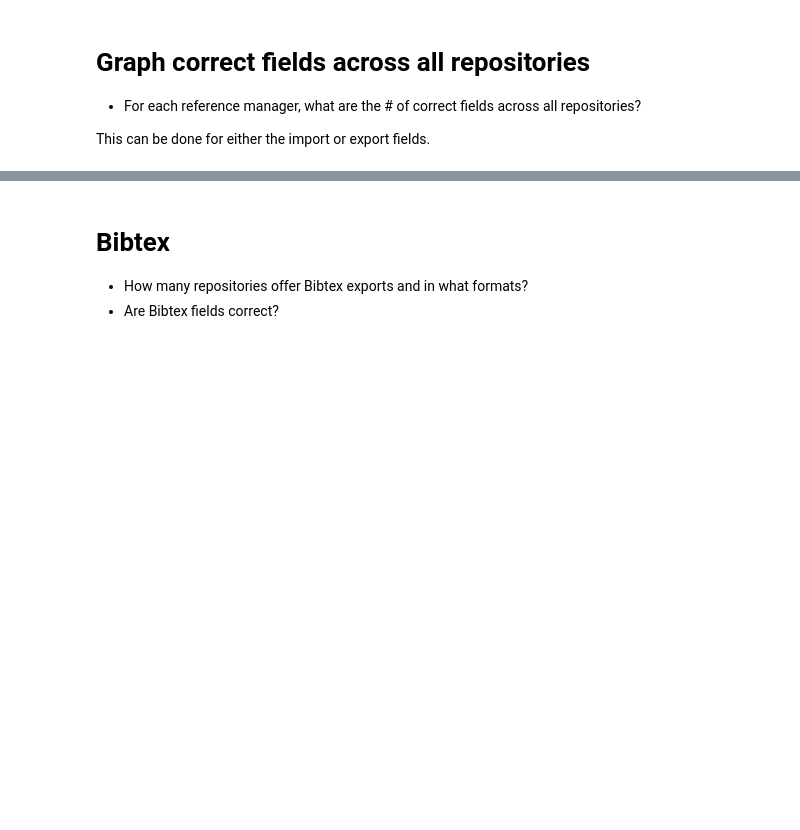
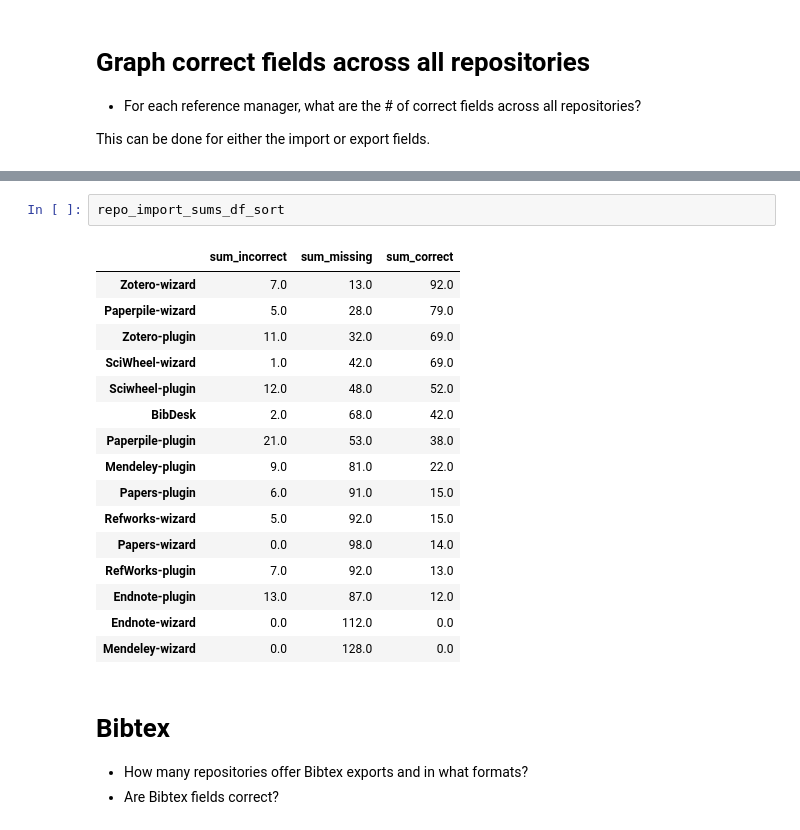
Before and after one commit to kvrouwenvelder/reference-manager-analysis, a Jupyter notebook: reference-manager-citations-ESIP.ipynb, the cells around one changed output, grey strips where cells are left out. Saved outputs shown, nothing was run; the diff lists cells and outputs as text; blank space fills up the shorter version.

```diff
--- a/reference-manager-citations-ESIP.ipynb
+++ b/reference-manager-citations-ESIP.ipynb
@@ -205,3 +208,22 @@ plt.show()
+# %%
+repo_import_sums_df_sort
+# %% [output]
+|  | sum_incorrect | sum_missing | sum_correct |
+| Zotero-wizard | 7.0 | 13.0 | 92.0 |
+| Paperpile-wizard | 5.0 | 28.0 | 79.0 |
+| Zotero-plugin | 11.0 | 32.0 | 69.0 |
+| SciWheel-wizard | 1.0 | 42.0 | 69.0 |
+| Sciwheel-plugin | 12.0 | 48.0 | 52.0 |
+| BibDesk | 2.0 | 68.0 | 42.0 |
+| Paperpile-plugin | 21.0 | 53.0 | 38.0 |
+| Mendeley-plugin | 9.0 | 81.0 | 22.0 |
+| Papers-plugin | 6.0 | 91.0 | 15.0 |
+| Refworks-wizard | 5.0 | 92.0 | 15.0 |
+| Papers-wizard | 0.0 | 98.0 | 14.0 |
+| RefWorks-plugin | 7.0 | 92.0 | 13.0 |
+| Endnote-plugin | 13.0 | 87.0 | 12.0 |
+| Endnote-wizard | 0.0 | 112.0 | 0.0 |
+| Mendeley-wizard | 0.0 | 128.0 | 0.0 |
 # %% [markdown]
 # Bibtex
 * How many repositories offer Bibtex exports and in what formats?
```
Also changed, not shown: parts of 7 cells of this notebook.
